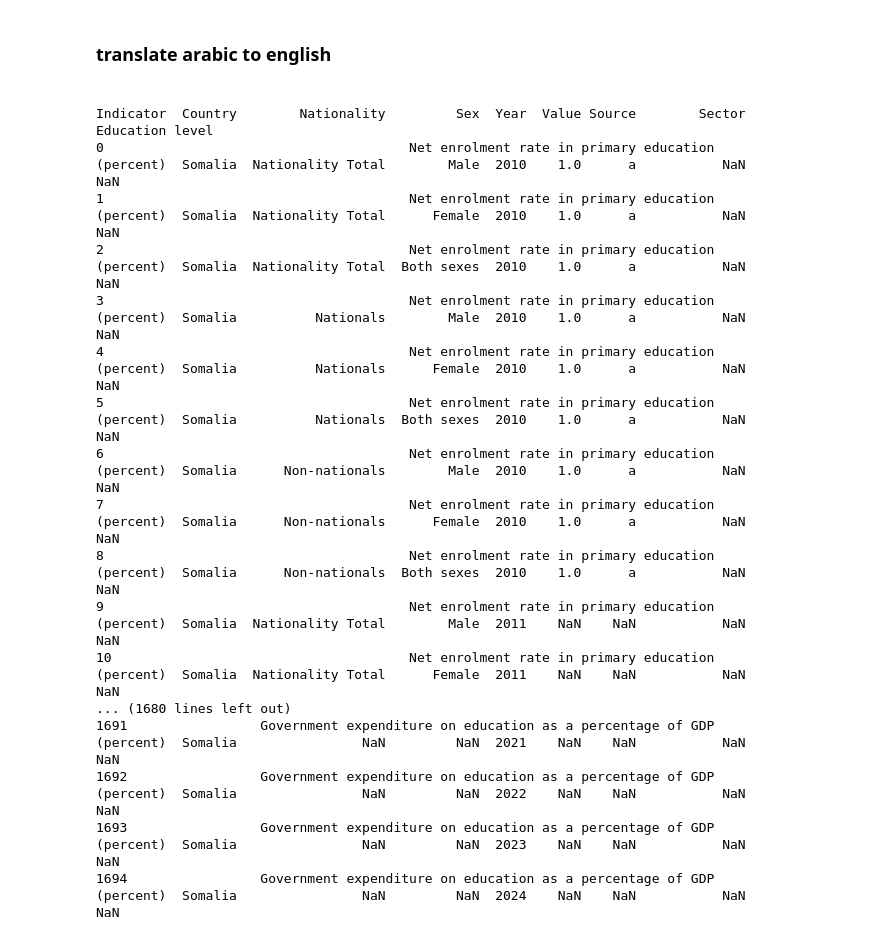
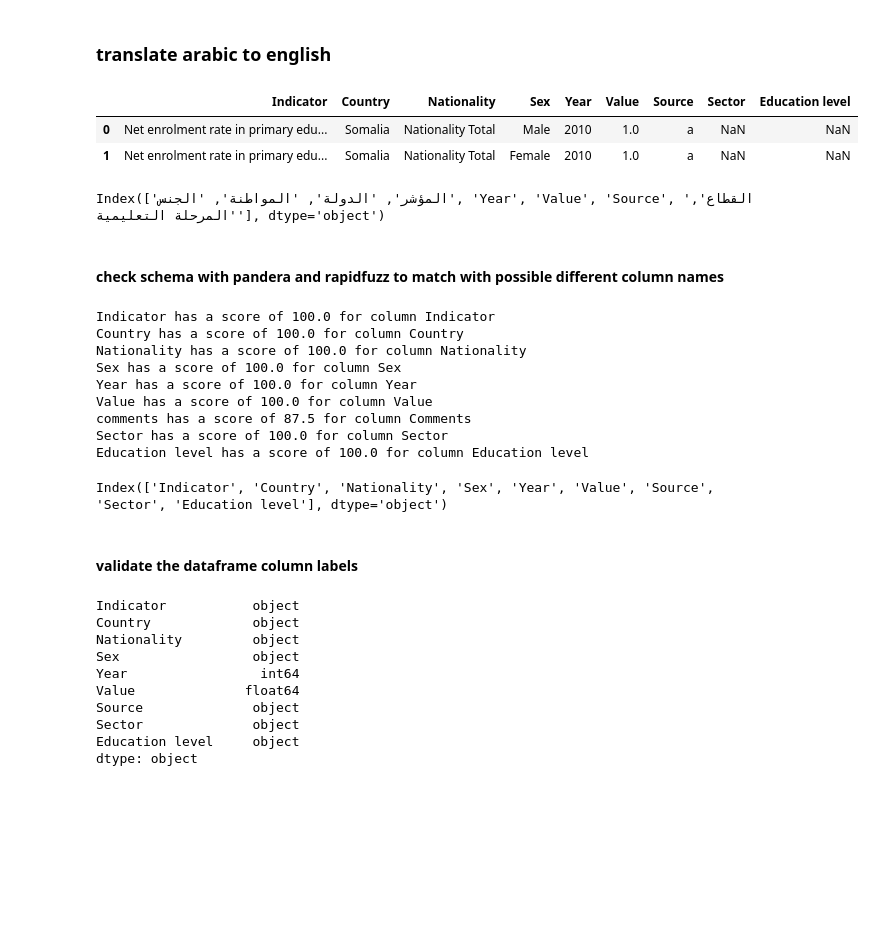
Before and after one commit to raffi1974/DSS-consolidate-questionnaires, a Jupyter notebook: consolidate_edu_questionnaire.ipynb, the cells around one changed output. Saved outputs shown, nothing was run; the diff lists cells and outputs as text; code cells hidden in the pictures; blank space fills up the shorter version.

Commit message:
added pandera and validation section

```diff
--- a/consolidate_edu_questionnaire.ipynb
+++ b/consolidate_edu_questionnaire.ipynb
@@ -193,5 +193,6 @@ finished processing
 # %%
 df_en=pd.read_excel('C:/Users/511232/Desktop/DSS/Consolidated questionnaires/codes/consolidated_data_en.xlsx')
 df_ar=pd.read_excel('C:/Users/511232/Desktop/DSS/Consolidated questionnaires/codes/consolidated_data_ar.xlsx')
+df_ar_translated=df_ar.copy()
 # %%
 #for column names dictionary
@@ -233,20 +234,12 @@ df_ar = df_ar.rename(columns=column_dict)
 # %%
-df_ar
+df_ar_translated.head(2)
 # %% [output]
-                                                                                Indicator  Country        Nationality         Sex  Year  Value Source        Sector Education level
-0                                       Net enrolment rate in primary education (percent)  Somalia  Nationality Total        Male  2010    1.0      a           NaN             NaN
-1                                       Net enrolment rate in primary education (percent)  Somalia  Nationality Total      Female  2010    1.0      a           NaN             NaN
-2                                       Net enrolment rate in primary education (percent)  Somalia  Nationality Total  Both sexes  2010    1.0      a           NaN             NaN
-3                                       Net enrolment rate in primary education (percent)  Somalia          Nationals        Male  2010    1.0      a           NaN             NaN
-4                                       Net enrolment rate in primary education (percent)  Somalia          Nationals      Female  2010    1.0      a           NaN             NaN
-5                                       Net enrolment rate in primary education (percent)  Somalia          Nationals  Both sexes  2010    1.0      a           NaN             NaN
-6                                       Net enrolment rate in primary education (percent)  Somalia      Non-nationals        Male  2010    1.0      a           NaN             NaN
-7                                       Net enrolment rate in primary education (percent)  Somalia      Non-nationals      Female  2010    1.0      a           NaN             NaN
-8                                       Net enrolment rate in primary education (percent)  Somalia      Non-nationals  Both sexes  2010    1.0      a           NaN             NaN
-9                                       Net enrolment rate in primary education (percent)  Somalia  Nationality Total        Male  2011    NaN    NaN           NaN             NaN
-10                                      Net enrolment rate in primary education (percent)  Somalia  Nationality Total      Female  2011    NaN    NaN           NaN             NaN
-... (1680 lines left out)
-1691                 Government expenditure on education as a percentage of GDP (percent)  Somalia                NaN         NaN  2021    NaN    NaN           NaN             NaN
-1692                 Government expenditure on education as a percentage of GDP (percent)  Somalia                NaN         NaN  2022    NaN    NaN           NaN             NaN
-1693                 Government expenditure on education as a percentage of GDP (percent)  Somalia                NaN         NaN  2023    NaN    NaN           NaN             NaN
-1694                 Government expenditure on education as a percentage of GDP (percent)  Somalia                NaN         NaN  2024    NaN    NaN           NaN             NaN
+|  | Indicator | Country | Nationality | Sex | Year | Value | Source | Sector | Education level |
+| 0 | Net enrolment rate in primary edu... | Somalia | Nationality Total | Male | 2010 | 1.0 | a | NaN | NaN |
+| 1 | Net enrolment rate in primary edu... | Somalia | Nationality Total | Female | 2010 | 1.0 | a | NaN | NaN |
+# %%
+df_ar.columns
+# %% [output]
+Index(['المؤشر', 'الدولة', 'المواطنة', 'الجنس', 'Year', 'Value', 'Source', 'القطاع', 'المرحلة التعليمية'], dtype='object')
+# %% [markdown]
+#### check schema with pandera and rapidfuzz to match with possible different column names
@@ -252,0 +265,41 @@ df_ar
+# %%
+#map columns to col names using fuzzy match
+col_names = {}
+for col, aliases in STANDARD_SCHEMA.items():
+
+    match, score, _ = process.extractOne(col, df_ar_translated.columns.tolist() + aliases)
+
+    if score > 80:
+        print(f'{match} has a score of {score} for column {col}')
+        col_names[match] = col
+
+#rename column names according to schema
+df_ar_translated=df_ar_translated.rename(col_names)
+
+df_ar_translated.columns
+# %% [output]
+Indicator has a score of 100.0 for column Indicator
+Country has a score of 100.0 for column Country
+Nationality has a score of 100.0 for column Nationality
+Sex has a score of 100.0 for column Sex
+Year has a score of 100.0 for column Year
+Value has a score of 100.0 for column Value
+comments has a score of 87.5 for column Comments
+Sector has a score of 100.0 for column Sector
+Education level has a score of 100.0 for column Education level
+Index(['Indicator', 'Country', 'Nationality', 'Sex', 'Year', 'Value', 'Source', 'Sector', 'Education level'], dtype='object')
+# %% [markdown]
+#### validate the dataframe column labels
+# %%
+df_ar_translated.dtypes
+# %% [output]
+Indicator           object
+Country             object
+Nationality         object
+Sex                 object
+Year                 int64
+Value              float64
+Source              object
+Sector              object
+Education level     object
+dtype: object
```
Also changed, not shown: parts of 6 cells of this notebook.
